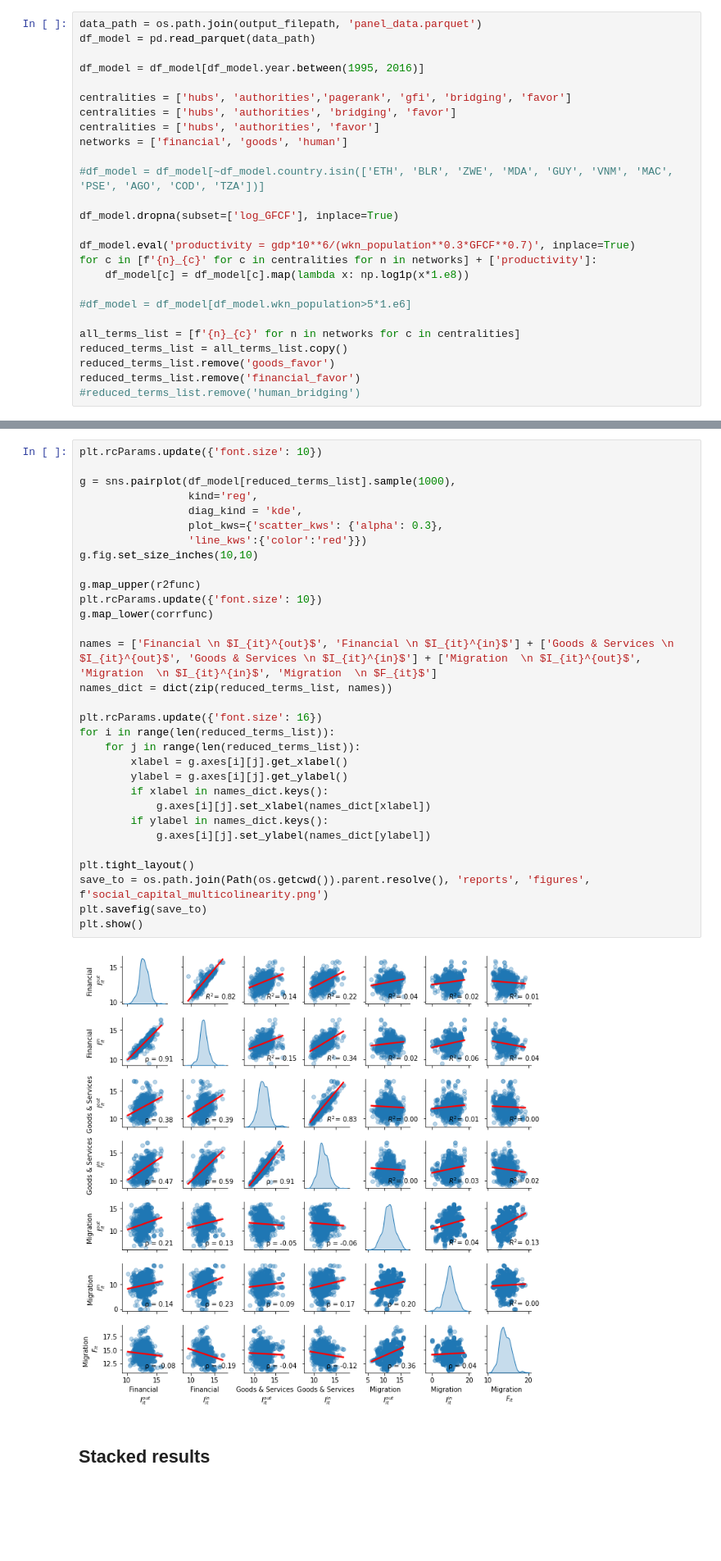
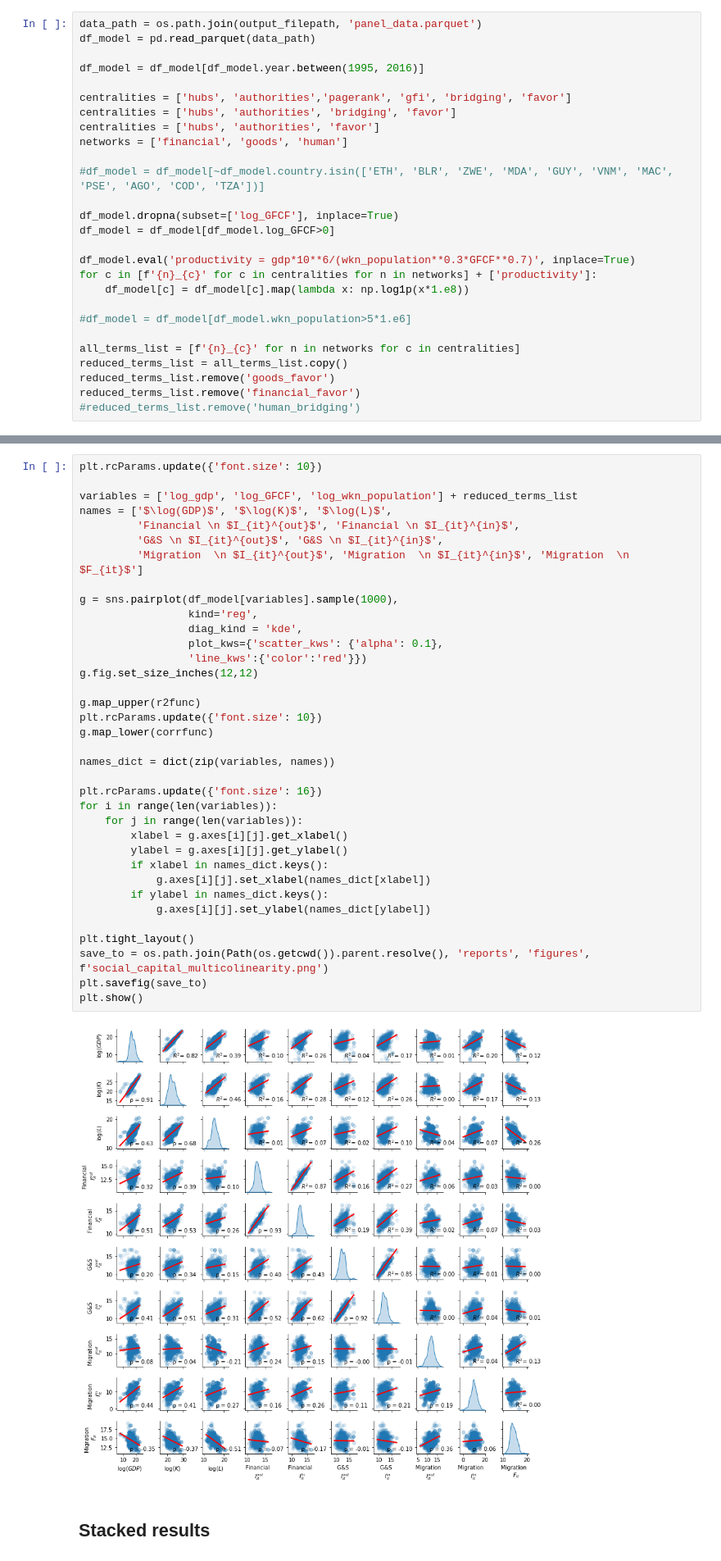
Before and after one commit to jaimeoliver1/social_capital_in_trade_networks, a Jupyter notebook: notebooks/01_01_linear_models_social_capital.ipynb, the cells around one changed output, grey strips where cells are left out. Shown at 82% size. Drawn from its saved outputs; the diff is of its cells as text; blank space fills up the shorter version.

Commit message:
Add GDP, K, L to pairwise plot
Pushed from Domino: https://domino.clarity.ai/u/jaime_oliver/social_capital/runs/613b08553c81835e3197d504

```diff
--- a/notebooks/01_01_linear_models_social_capital.ipynb
+++ b/notebooks/01_01_linear_models_social_capital.ipynb
@@ -39,6 +39,7 @@ networks = ['financial', 'goods', 'human']
 #df_model = df_model[~df_model.country.isin(['ETH', 'BLR', 'ZWE', 'MDA', 'GUY', 'VNM', 'MAC', 'PSE', 'AGO', 'COD', 'TZA'])]
 
 df_model.dropna(subset=['log_GFCF'], inplace=True)
+df_model = df_model[df_model.log_GFCF>0]
 
 df_model.eval('productivity = gdp*10**6/(wkn_population**0.3*GFCF**0.7)', inplace=True)
 for c in [f'{n}_{c}' for c in centralities for n in networks] + ['productivity']:
@@ -121,36 +122,41 @@ def r2func(x,y, ax=None, **kws):
 # %%
 plt.rcParams.update({'font.size': 10})
 
-g = sns.pairplot(df_model[reduced_terms_list].sample(1000),
+variables = ['log_gdp', 'log_GFCF', 'log_wkn_population'] + reduced_terms_list
+names = ['$\log(GDP)$', '$\log(K)$', '$\log(L)$',
+         'Financial \n $I_{it}^{out}$', 'Financial \n $I_{it}^{in}$',
+         'G&S \n $I_{it}^{out}$', 'G&S \n $I_{it}^{in}$',
+         'Migration  \n $I_{it}^{out}$', 'Migration  \n $I_{it}^{in}$', 'Migration  \n $F_{it}$']
+
+g = sns.pairplot(df_model[variables].sample(1000),
                  kind='reg',
                  diag_kind = 'kde',
-                 plot_kws={'scatter_kws': {'alpha': 0.3},
+                 plot_kws={'scatter_kws': {'alpha': 0.1},
                  'line_kws':{'color':'red'}})
-g.fig.set_size_inches(10,10)
+g.fig.set_size_inches(12,12)
 
 g.map_upper(r2func)
 plt.rcParams.update({'font.size': 10})
 g.map_lower(corrfunc)
 
-names = ['Financial \n $I_{it}^{out}$', 'Financial \n $I_{it}^{in}$'] + ['Goods & Services \n $I_{it}^{out}$', 'Goods & Services \n $I_{it}^{in}$'] + ['Migration  \n $I_{it}^{out}$', 'Migration  \n $I_{it}^{in}$', 'Migration  \n $F_{it}$']
-names_dict = dict(zip(reduced_terms_list, names))
+names_dict = dict(zip(variables, names))
 
 plt.rcParams.update({'font.size': 16})
-for i in range(len(reduced_terms_list)):
-    for j in range(len(reduced_terms_list)):
+for i in range(len(variables)):
+    for j in range(len(variables)):
         xlabel = g.axes[i][j].get_xlabel()
         ylabel = g.axes[i][j].get_ylabel()
         if xlabel in names_dict.keys():
             g.axes[i][j].set_xlabel(names_dict[xlabel])
         if ylabel in names_dict.keys():
             g.axes[i][j].set_ylabel(names_dict[ylabel])
 
 plt.tight_layout()
 save_to = os.path.join(Path(os.getcwd()).parent.resolve(), 'reports', 'figures', f'social_capital_multicolinearity.png')
 plt.savefig(save_to)
 plt.show()
 # %% [output]
-[figure, old version]
+[figure, new version]
 # %% [markdown]
 ## Stacked results
 # %%
```
Also changed, not shown: parts of 2 cells of this notebook, 1 other file.
